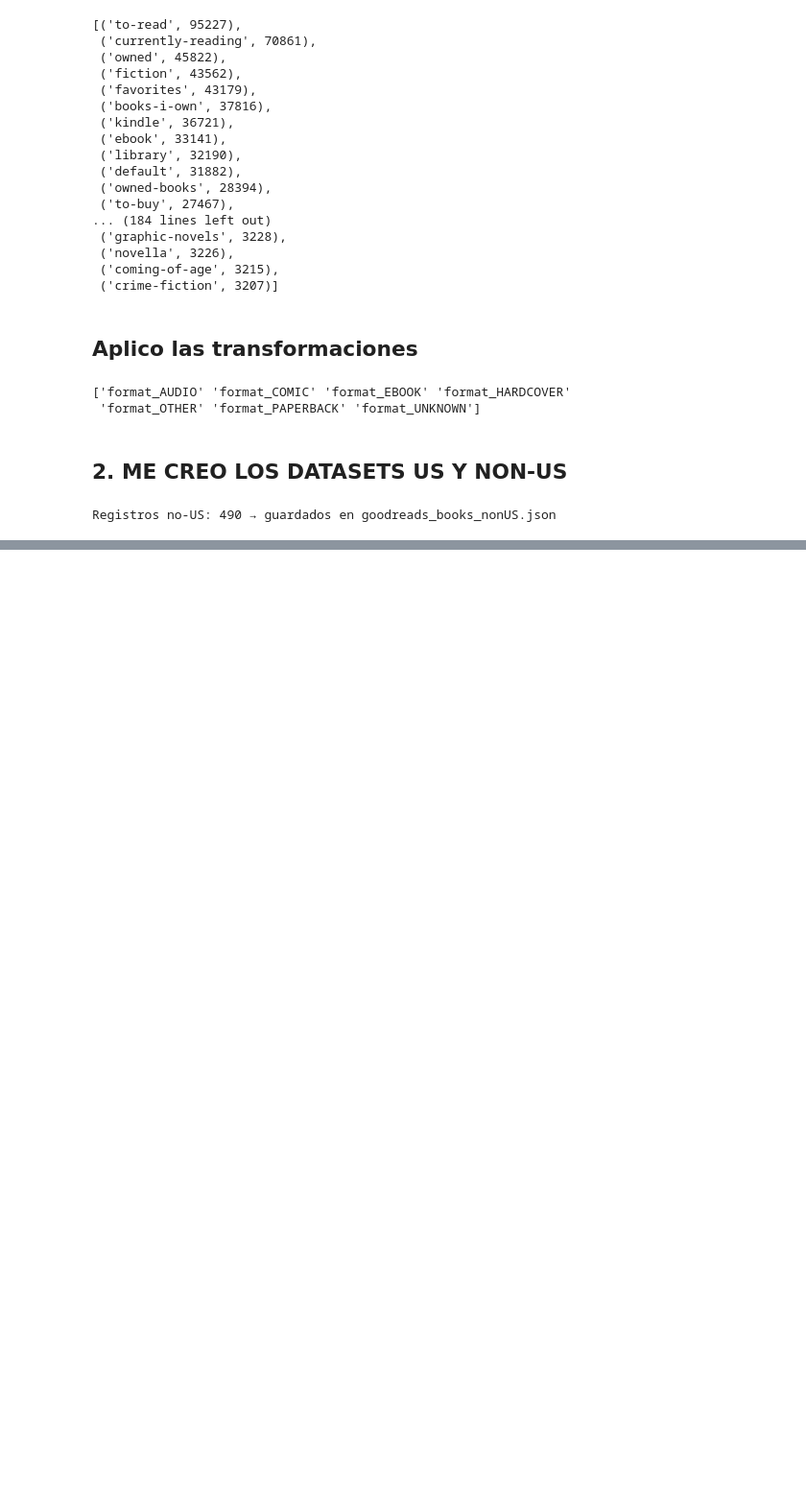
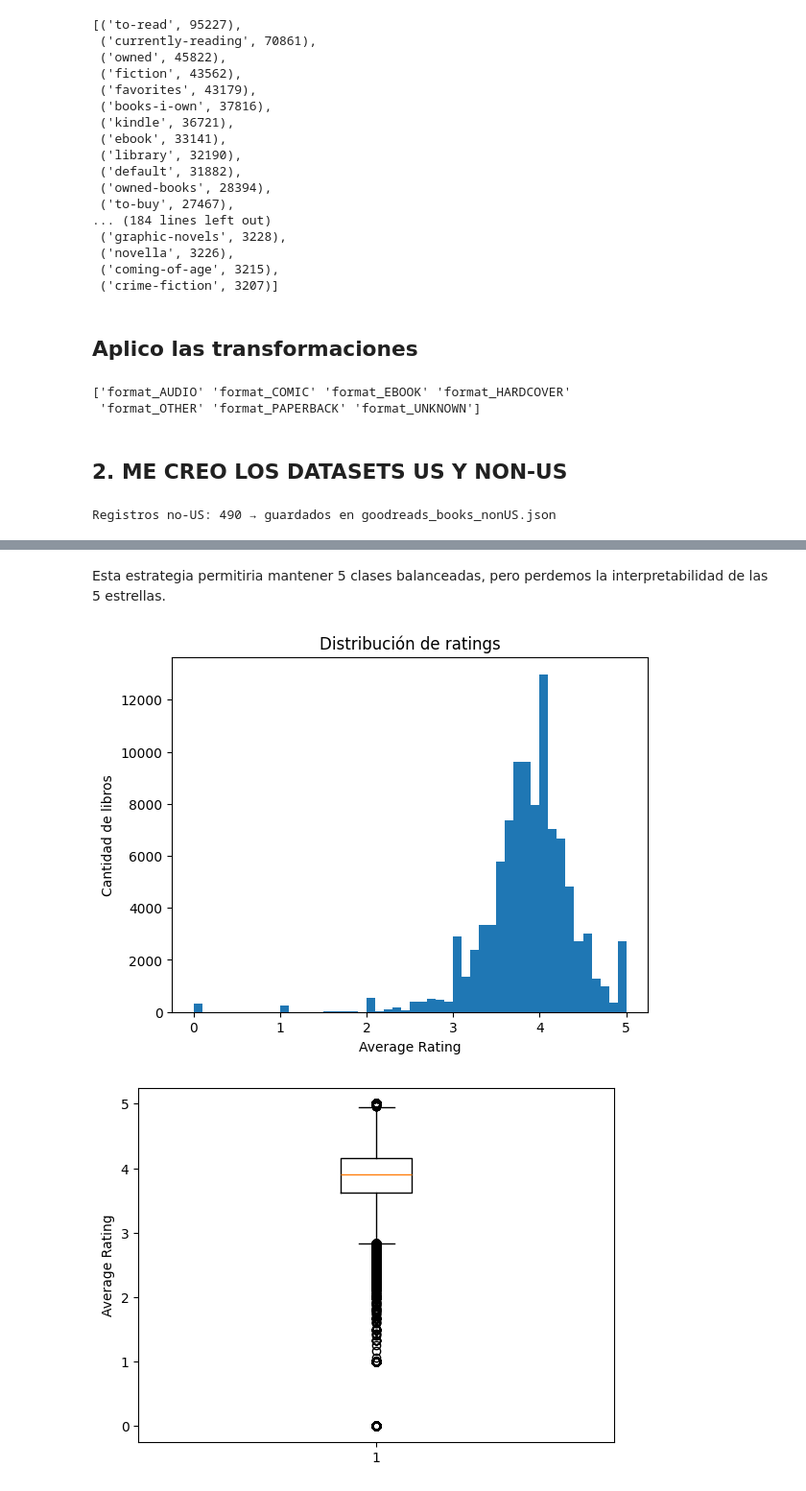
Before and after one commit to SolGarciaPereyra/Clasificador_Recomendador_Libros, a Jupyter notebook: preprcesamiento.ipynb, the cells around one changed output, grey strips where cells are left out. Shown at 96% size. Saved outputs shown, nothing was run; the diff lists cells and outputs as text; code cells hidden in the pictures; blank space fills up the shorter version.

Commit message:
analisis del target

```diff
--- a/preprcesamiento.ipynb
+++ b/preprcesamiento.ipynb
@@ -452,0 +455,5 @@ Registros no-US: 490 → guardados en goodreads_books_nonUS.json
+# %%
+df["average_rating"] = pd.to_numeric(df["average_rating"], errors='coerce')
+print(df["average_rating"].isna().sum())
+print(df["average_rating"].max())
+print(df["average_rating"].min())
@@ -452,0 +466,4 @@ Registros no-US: 490 → guardados en goodreads_books_nonUS.json
+# %%
+df = df.dropna(subset=["average_rating"])
+target_regresion = df["average_rating"]
+target_clasificacion = transformar_target_a_estrellas(target_regresion)
@@ -452,0 +508,15 @@ Registros no-US: 490 → guardados en goodreads_books_nonUS.json
+# %% [markdown]
+Esta estrategia permitiria mantener 5 clases balanceadas, pero perdemos la interpretabilidad de las 5 estrellas.
+# %%
+plt.hist(df["average_rating"], bins=50)
+plt.xlabel("Average Rating")
+plt.ylabel("Cantidad de libros")
+plt.title("Distribución de ratings")
+plt.show()
+
+plt.boxplot(df["average_rating"])
+plt.ylabel("Average Rating")
+plt.show()
+# %% [output]
+[figure, added]
+[figure, added]
```
Also changed, not shown: parts of 9 cells of this notebook, 1 other file.
